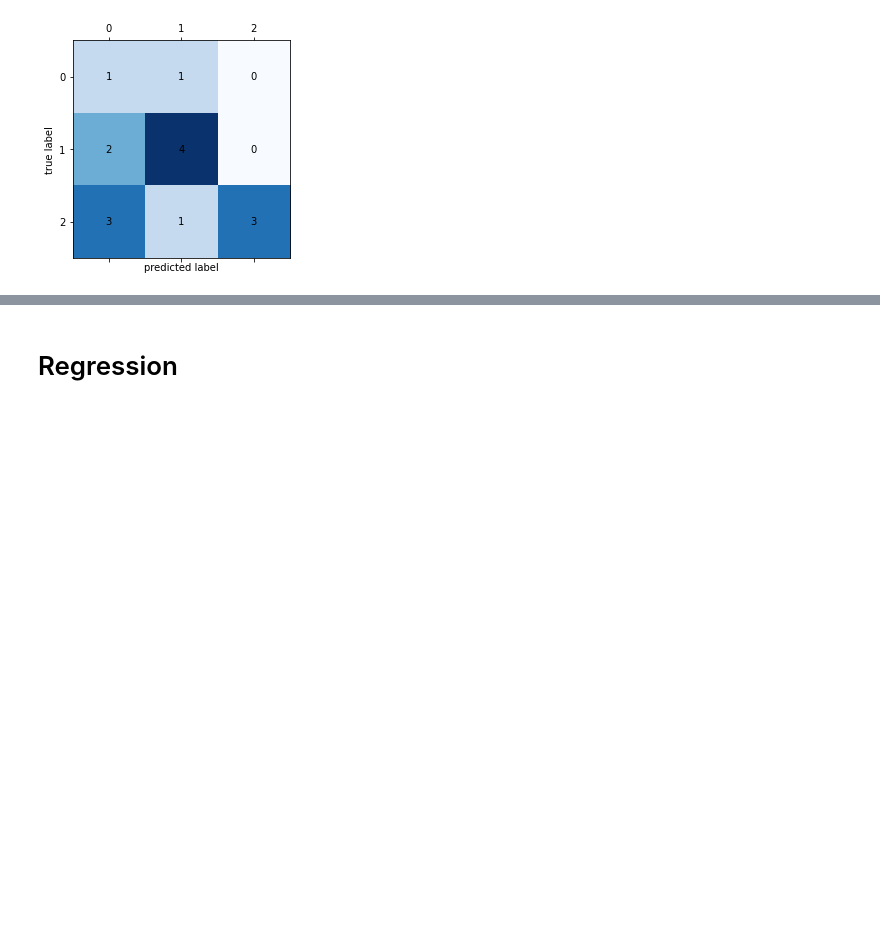
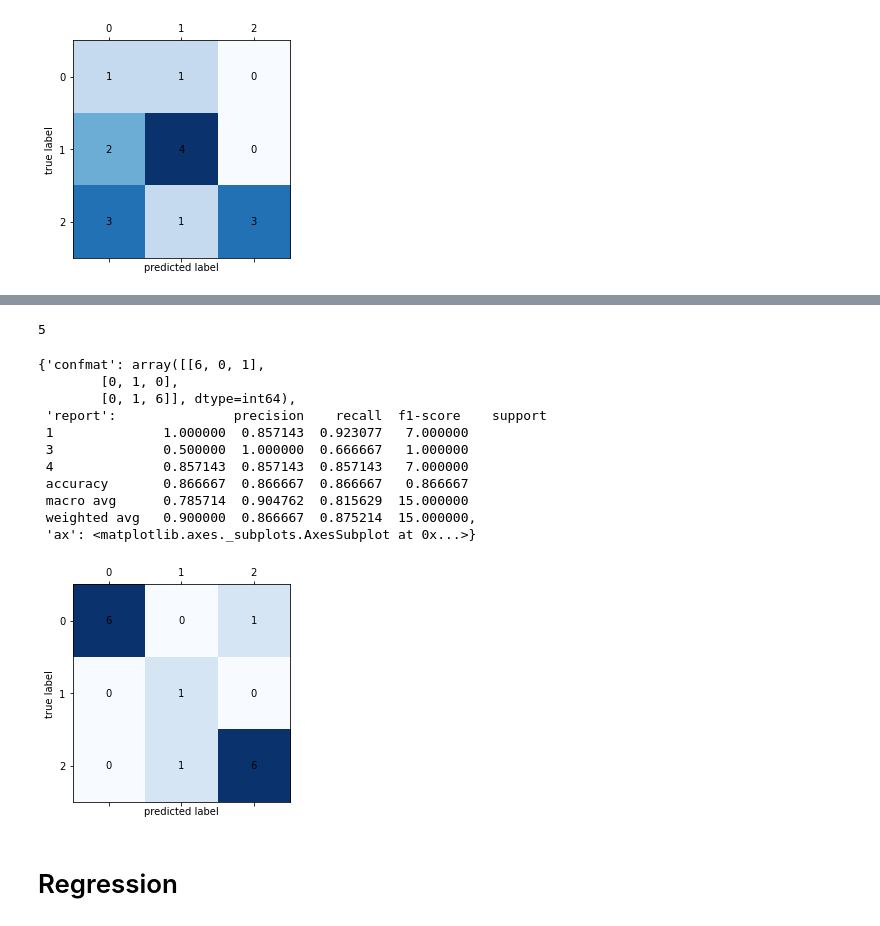
Before and after one commit to abeljoshuacruzada/Auto_BeLMS, a Jupyter notebook: Example.ipynb, the cells around one changed output, grey strips where cells are left out. Drawn from its saved outputs; the diff is of its cells as text; code cells hidden in the pictures; blank space fills up the shorter version.

```diff
--- a/Example.ipynb
+++ b/Example.ipynb
@@ -237,3 +260,22 @@ svm.get_metric(ax=plt.gca())
+# %%
+tree.get_bestparameter()
+# %% [output]
+5
+# %%
+tree.get_metric(ax=plt.gca())
+# %% [output]
+{'confmat': array([[6, 0, 1],
+        [0, 1, 0],
+        [0, 1, 6]], dtype=int64),
+ 'report':               precision    recall  f1-score    support
+ 1              1.000000  0.857143  0.923077   7.000000
+ 3              0.500000  1.000000  0.666667   1.000000
+ 4              0.857143  0.857143  0.857143   7.000000
+ accuracy       0.866667  0.866667  0.866667   0.866667
+ macro avg      0.785714  0.904762  0.815629  15.000000
+ weighted avg   0.900000  0.866667  0.875214  15.000000,
+ 'ax': <matplotlib.axes._subplots.AxesSubplot at 0x...>}
+[figure, added]
 # %% [markdown]
 # Regression
 # %% [markdown]
```
Also changed, not shown: parts of 16 cells of this notebook, 7 other files.
